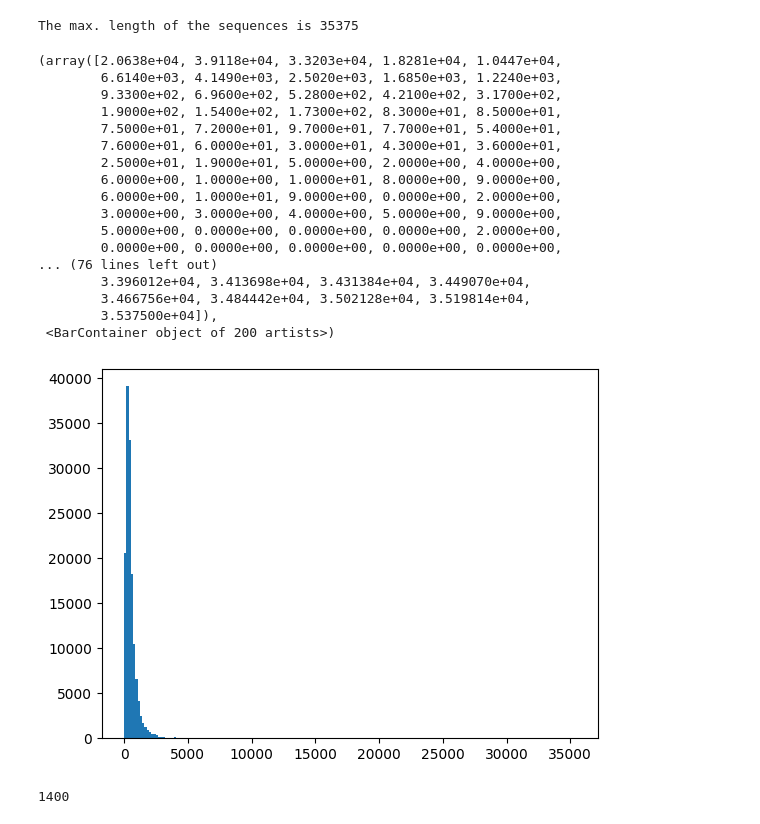
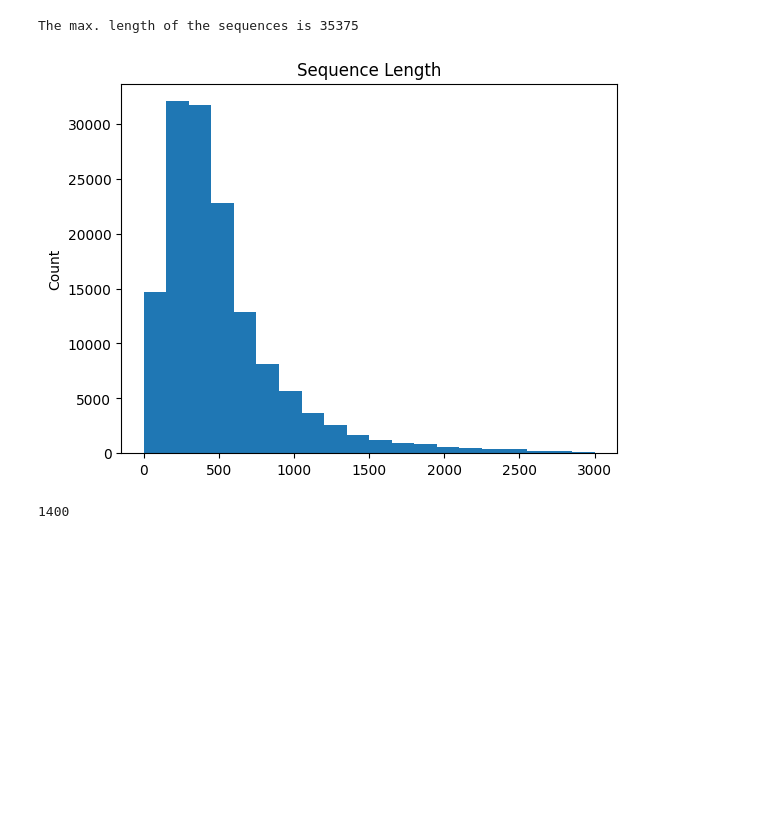
Before and after one commit to m5k5/KaggleCAFAChallenge, a Jupyter notebook: Data Exploration.ipynb, the cells around one changed output. Saved outputs shown, nothing was run; the diff lists cells and outputs as text; code cells hidden in the pictures; blank space fills up the shorter version.

```diff
--- a/Data Exploration.ipynb
+++ b/Data Exploration.ipynb
@@ -435,26 +423,11 @@ print("The max. length of the sequences is {}".format(maxLen))
 # %% [output]
 The max. length of the sequences is 35375
 # %%
-plt.hist(seqLengths, 200)
+_=plt.hist(seqLengths, 20,(0,3000))
+_=plt.title("Sequence Length")
+_=plt.ylabel("Count")
 # %% [output]
-(array([2.0638e+04, 3.9118e+04, 3.3203e+04, 1.8281e+04, 1.0447e+04,
-        6.6140e+03, 4.1490e+03, 2.5020e+03, 1.6850e+03, 1.2240e+03,
-        9.3300e+02, 6.9600e+02, 5.2800e+02, 4.2100e+02, 3.1700e+02,
-        1.9000e+02, 1.5400e+02, 1.7300e+02, 8.3000e+01, 8.5000e+01,
-        7.5000e+01, 7.2000e+01, 9.7000e+01, 7.7000e+01, 5.4000e+01,
-        7.6000e+01, 6.0000e+01, 3.0000e+01, 4.3000e+01, 3.6000e+01,
-        2.5000e+01, 1.9000e+01, 5.0000e+00, 2.0000e+00, 4.0000e+00,
-        6.0000e+00, 1.0000e+00, 1.0000e+01, 8.0000e+00, 9.0000e+00,
-        6.0000e+00, 1.0000e+01, 9.0000e+00, 0.0000e+00, 2.0000e+00,
-        3.0000e+00, 3.0000e+00, 4.0000e+00, 5.0000e+00, 9.0000e+00,
-        5.0000e+00, 0.0000e+00, 0.0000e+00, 0.0000e+00, 2.0000e+00,
-        0.0000e+00, 0.0000e+00, 0.0000e+00, 0.0000e+00, 0.0000e+00,
-... (76 lines left out)
-        3.396012e+04, 3.413698e+04, 3.431384e+04, 3.449070e+04,
-        3.466756e+04, 3.484442e+04, 3.502128e+04, 3.519814e+04,
-        3.537500e+04]),
- <BarContainer object of 200 artists>)
-[figure, old version]
+[figure, new version]
 # %%
 import warnings
 
```
Also changed, not shown: parts of 9 cells of this notebook, 17 other files.
